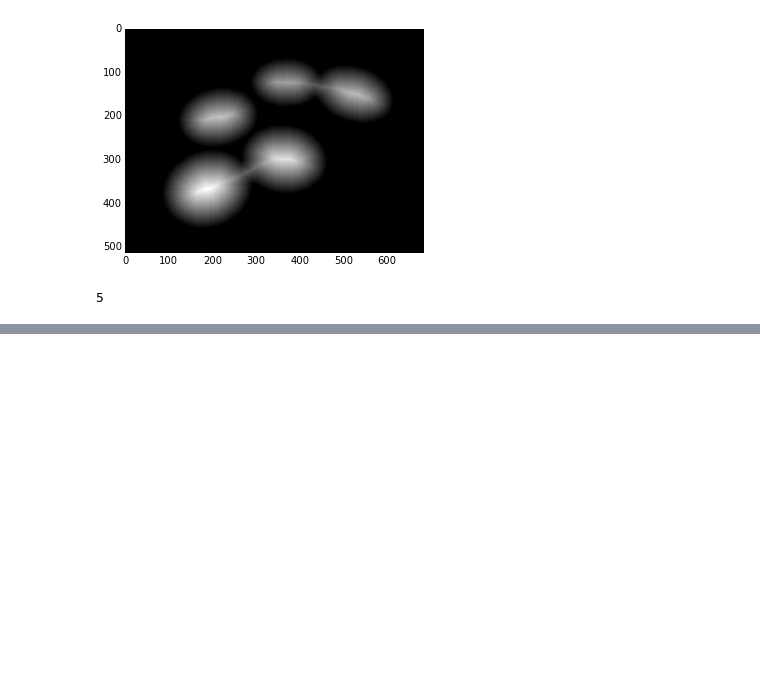
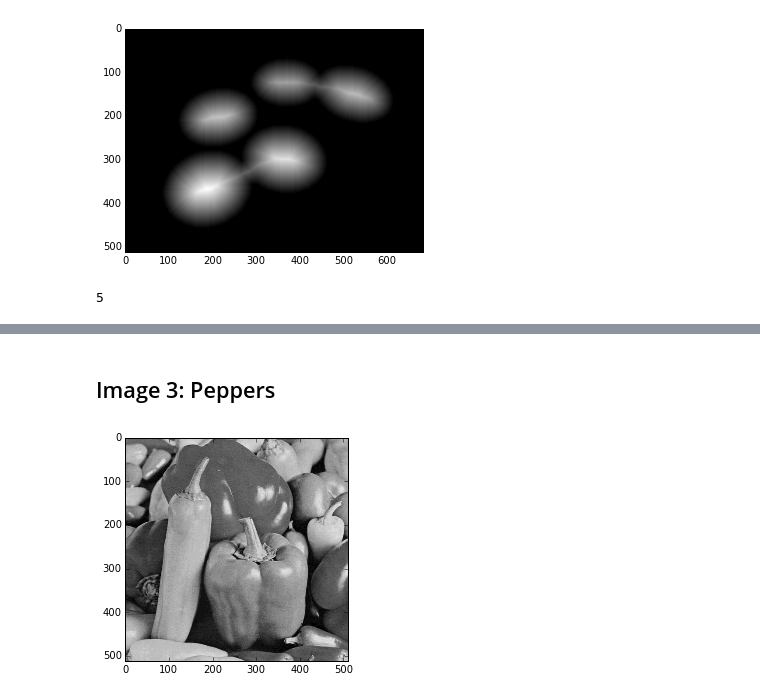
Before and after one commit to jhamski/IS602-Assignments-Fall2015, a Jupyter notebook: IS602_Assignment_8/Assignment_8.ipynb, the cells around one changed output, grey strips where cells are left out. Cells and saved outputs as stored; diff of their text form; code cells hidden in the pictures; blank space fills up the shorter version.

```diff
--- a/IS602_Assignment_8/Assignment_8.ipynb
+++ b/IS602_Assignment_8/Assignment_8.ipynb
@@ -37,0 +90,8 @@ print labeled
+# %% [markdown]
+## Image 3: Peppers
+# %%
+peppers = mh.imread('peppers.png')
+pylab.imshow(peppers)
+pylab.show()
+# %% [output]
+[figure, added]
```
Also changed, not shown: parts of 12 cells of this notebook.
